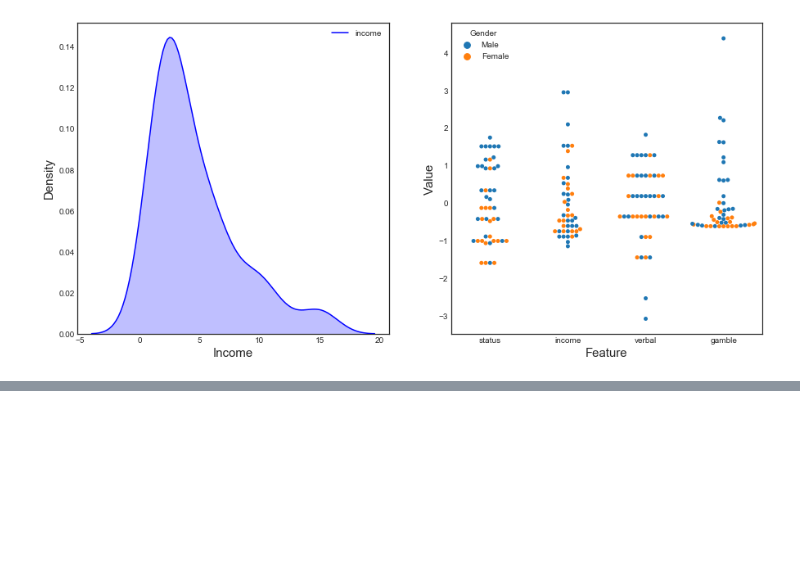
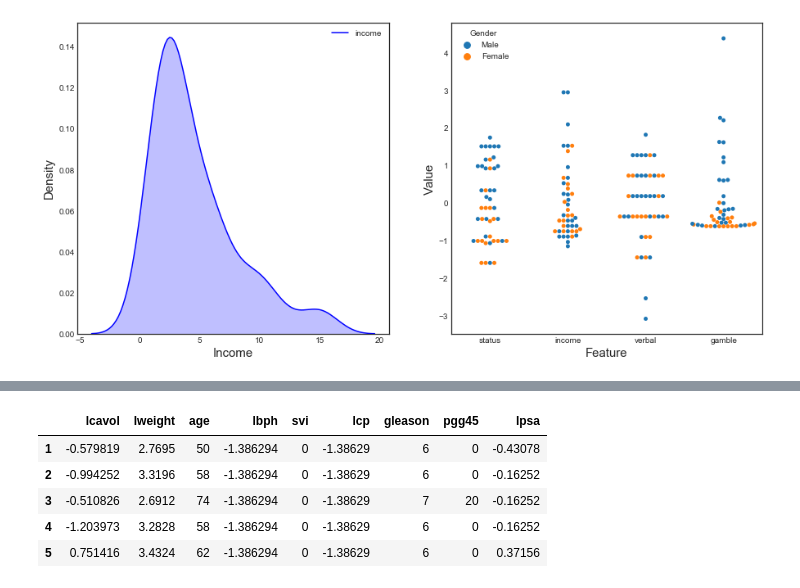
Before and after one commit to LeoUCD/Linear_Models_in_Python, a Jupyter notebook: Chapter1_Introduction.ipynb, the cells around one changed output, grey strips where cells are left out. Cells and saved outputs as stored; diff of their text form; code cells hidden in the pictures; blank space fills up the shorter version.

```diff
--- a/Chapter1_Introduction.ipynb
+++ b/Chapter1_Introduction.ipynb
@@ -498,0 +506,10 @@ ax2.legend(handles, ['Male','Female'], title='Gender')
+# %%
+prostate=pd.read_table('./Data/prostate.txt')
+prostate.head(5)
+# %% [output]
+|  | lcavol | lweight | age | lbph | svi | lcp | gleason | pgg45 | lpsa |
+| 1 | -0.579819 | 2.7695 | 50 | -1.386294 | 0 | -1.38629 | 6 | 0 | -0.43078 |
+| 2 | -0.994252 | 3.3196 | 58 | -1.386294 | 0 | -1.38629 | 6 | 0 | -0.16252 |
+| 3 | -0.510826 | 2.6912 | 74 | -1.386294 | 0 | -1.38629 | 7 | 20 | -0.16252 |
+| 4 | -1.203973 | 3.2828 | 58 | -1.386294 | 0 | -1.38629 | 6 | 0 | -0.16252 |
+| 5 | 0.751416 | 3.4324 | 62 | -1.386294 | 0 | -1.38629 | 6 | 0 | 0.37156 |
```
Also changed, not shown: parts of 9 cells of this notebook.
